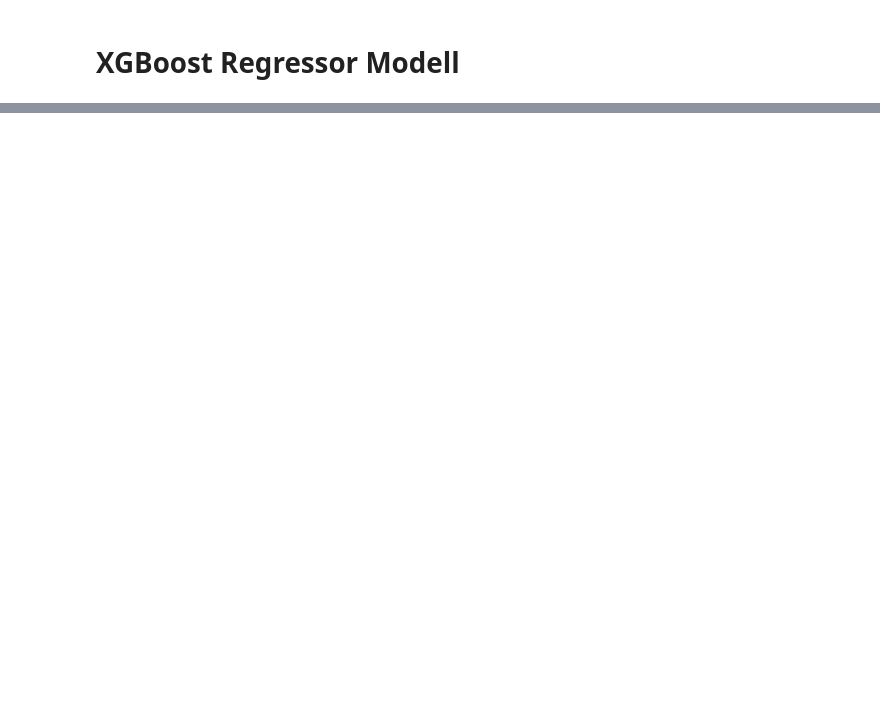
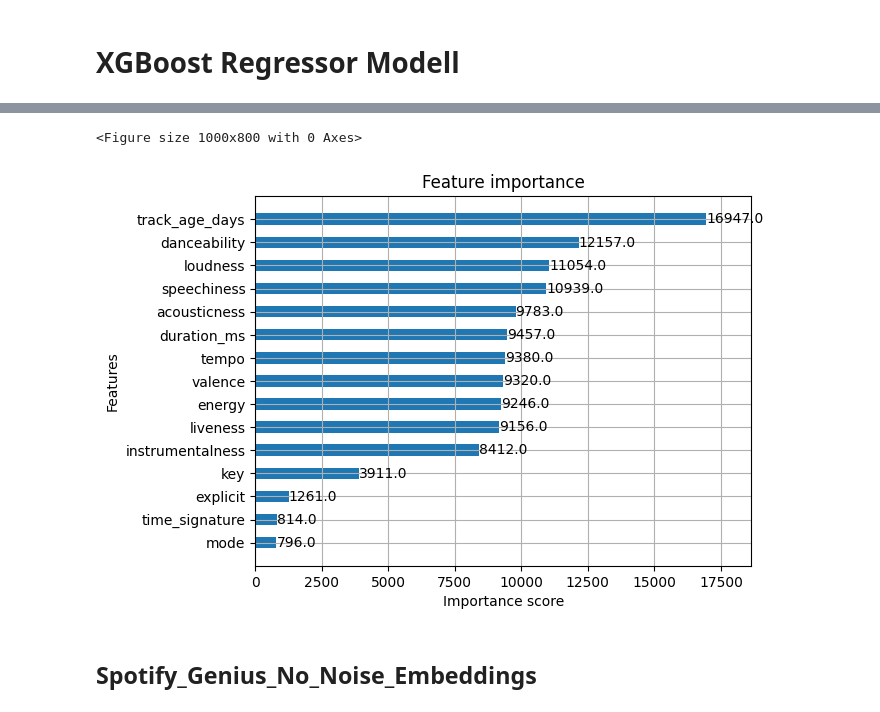
Before and after one commit to Chr1s28/DSG_DS_Project, a Jupyter notebook: site/3_modellierungsbericht.ipynb, the cells around one changed output, grey strips where cells are left out. Drawn from its saved outputs; the diff is of its cells as text; code cells hidden in the pictures; blank space fills up the shorter version.

```diff
--- a/site/3_modellierungsbericht.ipynb
+++ b/site/3_modellierungsbericht.ipynb
@@ -31,0 +196,15 @@ format:
+# %%
+from xgboost import XGBRegressor
+
+df_ml = pd.read_csv(Path("../data/cleaned_no_noise_tracks_features.csv"), keep_default_na=False, na_values=[""])
+df_ml = df_ml.drop(
+    columns=["id", "name", "album", "album_id", "artists", "artist_ids", "track_number", "disc_number", "year"]
+)
+
+X = df_ml.drop(columns=["popularity"])
+y = df_ml["popularity"]
+
+X_train, X_test, y_train, y_test = train_test_split(X, y, test_size=0.2, random_state=67)
+
+xgb_model = XGBRegressor(n_estimators=2000, learning_rate=0.1, random_state=67, n_jobs=-1)
+xgb_model.fit(X_train, y_train)
@@ -31,0 +245,12 @@ format:
+# %%
+import matplotlib.pyplot as plt
+from xgboost import plot_importance
+
+plt.figure(figsize=(10, 8))
+plot_importance(xgb_model, max_num_features=20, height=0.5)
+plt.show()
+# %% [output]
+<Figure size 1000x800 with 0 Axes>
+[figure, added]
+# %% [markdown]
+## Spotify_Genius_No_Noise_Embeddings
```
Also changed, not shown: parts of 31 cells of this notebook, 1 other file.
